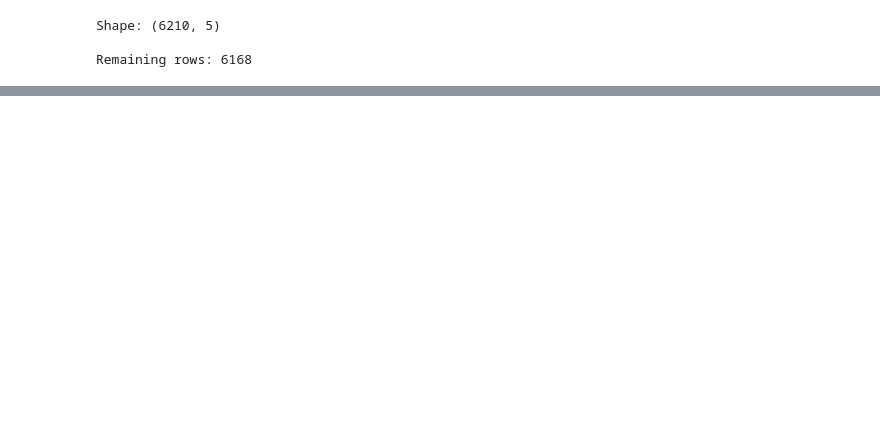
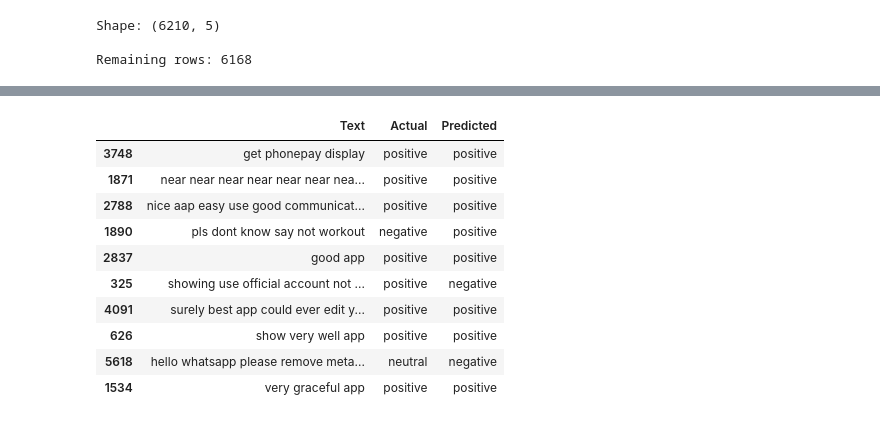
Before and after one commit to fredrikudengen/Group-Exam-INFO284, a Jupyter notebook: logisticRegression.ipynb, the cells around one changed output, grey strips where cells are left out. Drawn from its saved outputs; the diff is of its cells as text; code cells hidden in the pictures; blank space fills up the shorter version.

```diff
--- a/logisticRegression.ipynb
+++ b/logisticRegression.ipynb
@@ -69,0 +96,11 @@ Remaining rows: 6168
+# %%
+def to_sentiment(rating):
+    if rating <= 2:
+        return "negative"
+    elif rating == 3:
+        return "neutral"
+    else:
+        return "positive"
+
+y = df["rating"].apply(to_sentiment)
+X = df["clean_text"]
@@ -99,0 +156,22 @@ y = df["rating"]
+# %%
+y_pred = model.predict(X_test)
+
+results = pd.DataFrame({
+    "Text": X_test_raw,
+    "Actual": y_test,
+    "Predicted": y_pred
+})
+
+results.head(10)
+# %% [output]
+|  | Text | Actual | Predicted |
+| 3748 | get phonepay display | positive | positive |
+| 1871 | near near near near near near nea... | positive | positive |
+| 2788 | nice aap easy use good communicat... | positive | positive |
+| 1890 | pls dont know say not workout | negative | positive |
+| 2837 | good app | positive | positive |
+| 325 | showing use official account not ... | positive | negative |
+| 4091 | surely best app could ever edit y... | positive | positive |
+| 626 | show very well app | positive | positive |
+| 5618 | hello whatsapp please remove meta... | neutral | negative |
+| 1534 | very graceful app | positive | positive |
```
Also changed, not shown: parts of 15 cells of this notebook, 1 other file.
